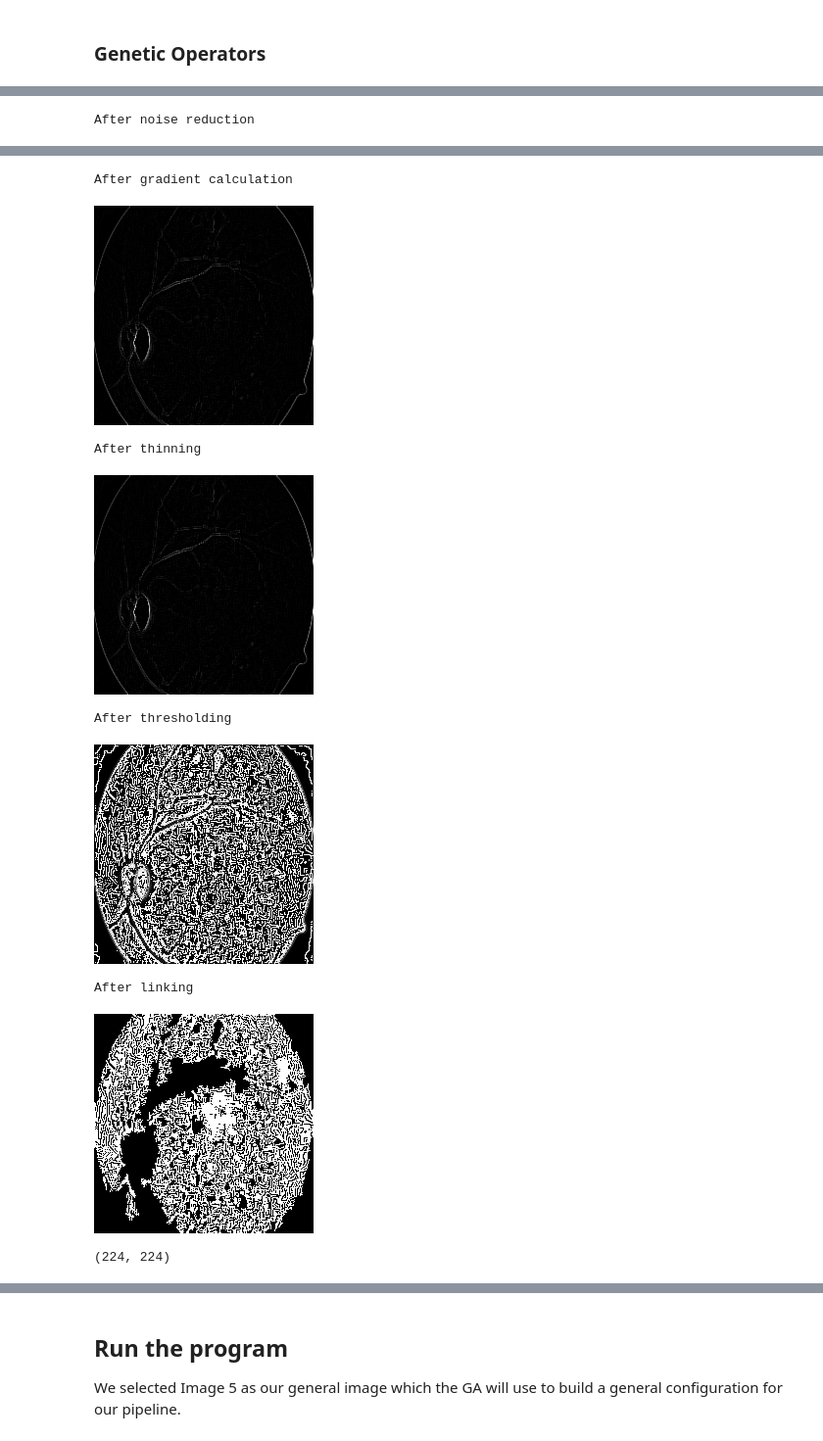
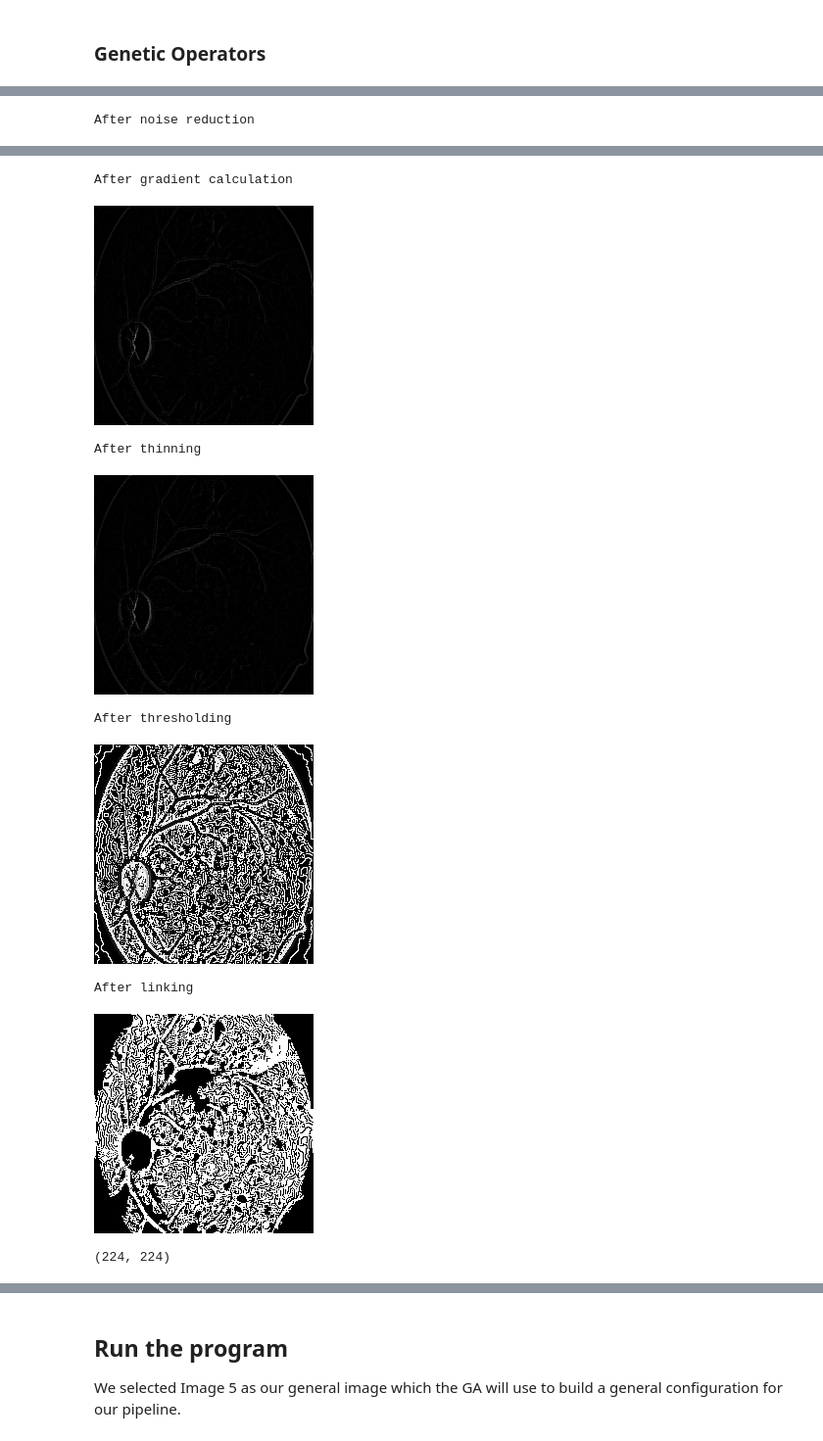
Before and after one commit to JsteReubsSoftware/COS791-Assignment1, a Jupyter notebook: u21457060_COS791_A1.ipynb, the cells around one changed output, grey strips where cells are left out. Shown at 98% size. Drawn from its saved outputs; the diff is of its cells as text; code cells hidden in the pictures.

```diff
--- a/u21457060_COS791_A1.ipynb
+++ b/u21457060_COS791_A1.ipynb
@@ -75,8 +75,9 @@ cv2_imshow(cv2.cvtColor(cv2.imread(os.path.join(path, images[0])), cv2.COLOR_BGR
 # %%
 gray_images = []
 for image in images:
-  img = cv2.imread(os.path.join(path, image))
-  gray_images.append(cv2.cvtColor(img, cv2.COLOR_BGR2GRAY))
+  img = cv2.imread(os.path.join(path, image), cv2.IMREAD_GRAYSCALE)
+  # gray_images.append(cv2.cvtColor(img, cv2.COLOR_BGR2GRAY))
+  gray_images.append(img)
   print(gray_images[-1].shape)
 
 # show first image
@@ -448,23 +476,21 @@ def region_growing(threshold_edges, seed_points, threshold=10):
     threshold_edges = threshold_edges.astype(np.float32) / 255
 
     # Initialize a stack with the seed points
-    stack = seed_points.copy()
+    queue = list(seed_points)
 
-    while stack:
-      x, y = stack.pop()
+    while queue:
+      x, y = queue.pop(0)
 
       # Check if the pixel has already been visited
-      if visited[x, y]:
-          continue
+      if linked_edges[x, y] == 0:
+          visited[x, y] = True  # Mark pixel as visited
+          linked_edges[x, y] = 1  # Mark as part of the edge
 
-      visited[x, y] = True  # Mark pixel as visited
-      linked_edges[x, y] = 1  # Mark as part of the edge
-
-      # Check the 8 neighbors
-      for dx, dy in [(-1, -1), (-1, 0), (-1, 1), (0, -1), (0, 1), (1, -1), (1, 0), (1, 1)]:
-          nx, ny = x + dx, y + dy
-          if is_valid(nx, ny) and np.linalg.norm(threshold_edges[nx, ny] - threshold_edges[x, y]) <= threshold:
-              stack.append((nx, ny))
+          # Check the 8 neighbors
+          for dx, dy in [(-1, -1), (-1, 0), (-1, 1), (0, -1), (0, 1), (1, -1), (1, 0), (1, 1)]:
+              nx, ny = x + dx, y + dy
+              if is_valid(nx, ny) and np.linalg.norm(threshold_edges[nx, ny] - threshold_edges[x, y]) <= threshold:
+                  queue.append((nx, ny))
 
     return linked_edges
 # %%
@@ -927,37 +970,37 @@ indv = {
         "method": "hysteresis",
         "params": {
             "low": 90,
             "high": 170,
             "max_value": 255,
             "threshold_type": cv2.THRESH_BINARY
             # "threshold_type": np.random.choice([cv2.THRESH_BINARY, cv2.THRESH_BINARY_INV, cv2.THRESH_TRUNC, cv2.THRESH_TOZERO, cv2.THRESH_TOZERO_INV])
         }
     },
     "linking": {
-        "method": "gradient_direction_analysis",
+        "method": "region_growing",
         "params": {
             "rho": 1,
             "theta": np.pi / 180,
             "threshold": 0.03,
             "seed_points": []
         }
     }
 }
 
 cv2_imshow(gray_images[5])
 edges = apply_edge_detection_pipeline(gray_images[5], indv['noise_reduction'], indv['gradient'], indv['thinning'], indv['thresholding'], indv['linking'])
 print(edges.shape)
 # %% [output]
 [figure]
 After noise reduction
 [figure]
 After gradient calculation
-[figure, old version]
+[figure, new version]
 After thinning
-[figure, old version]
+[figure, new version]
 After thresholding
-[figure, old version]
+[figure, new version]
 After linking
-[figure, old version]
+[figure, new version]
 (224, 224)
 # %%
```
Also changed, not shown: parts of 7 cells of this notebook.
